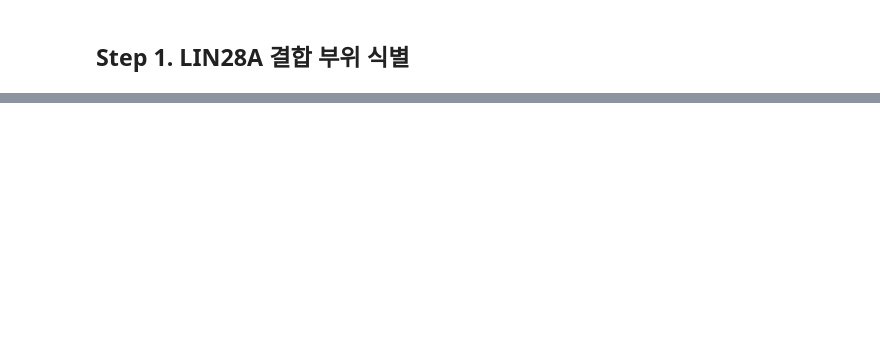
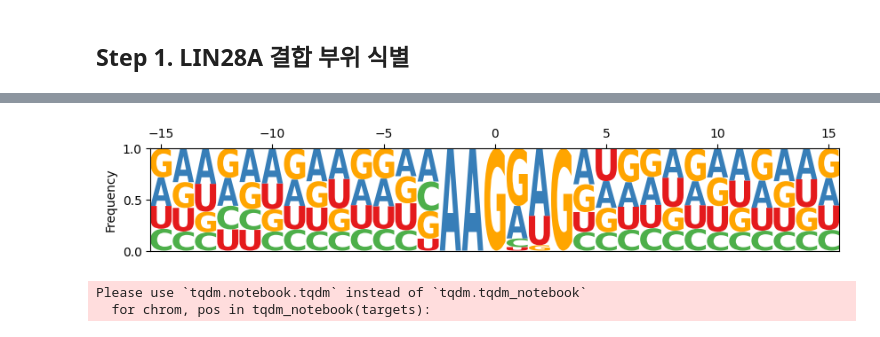
Before and after one commit to JeonSHyun/25-1-SNU-Bioinfo1, a Jupyter notebook: YourOwnAnalysis.ipynb, the cells around one changed output, grey strips where cells are left out. Saved outputs shown, nothing was run; the diff lists cells and outputs as text; code cells hidden in the pictures; blank space fills up the shorter version.

```diff
--- a/YourOwnAnalysis.ipynb
+++ b/YourOwnAnalysis.ipynb
@@ -410,0 +145,5 @@ let7_qced
+# %%
+# final_file.to_csv('CLIP-24L33G-SHANNON-thresholded.csv')
+
+final_file = pd.read_csv('CLIP-24L33G-SHANNON-thresholded.csv')
+final_file.head()
@@ -410,0 +162,4 @@ let7_qced
+# %%
+final_target = final_file[final_file['chrom'].isin(['chr1', 'chr2', 'chr3', 'chr4', 'chr5', 'chr6', 'chr7', 'chr8', 'chr9', 'chr10', 'chr11', 'chr12', 'chr13', 'chr14', 'chr15', 'chr16', 'chr17', 'chr18', 'chr19', 'chrX', 'chrY', 'chrM'])]
+
+targets = list(final_target[['chrom', 'pos']].itertuples(index=False, name=None))
@@ -410,0 +180,10 @@ let7_qced
+# %%
+# Figure에 있는쌍
+
+AAGNGH = [
+    'AAGGGT', 'AAGAGT', 'AAGAGC', 'AAGGGA', 'AAGAGA', 'AAGTGA'
+]
+
+AAGNHG = [
+    'AAGGTG', 'AAGGGG', 'AAGGAG', 'AAGCAG', 'AAGTAG', 'AAGAAG', 'AAGATG'
+]
@@ -410,0 +223,6 @@ let7_qced
+# %%
+AAGNHG_counts_df = pd.DataFrame(base_dict)
+AAGNHG_counts_df = AAGNHG_counts_df.transpose()
+AAGNHG_counts_df.columns = ['A', 'U', 'G', 'C']
+AAGNHG_counts_df = AAGNHG_counts_df.div(AAGNHG_counts_df.sum(axis=1), axis=0)
+AAGNHG_counts_df.head()
@@ -410,0 +236,54 @@ let7_qced
+# %%
+color_dict = {
+    'A': '#377eb8',
+    'C': '#4daf4a',
+    'G': 'orange',
+    'U': '#e41a1c'
+}
+
+fig, ax = plt.subplots(figsize=(10, 1.5))
+
+logo = logomaker.Logo(AAGNHG_counts_df, color_scheme=color_dict, ax=ax)
+
+ax.xaxis.set_ticks_position('top')
+ax.xaxis.set_label_position('top')
+
+logo.ax.set_yticks([0, 0.5, 1])
+logo.ax.set_ylabel("Frequency")
+
+plt.show()
+# %% [output]
+[figure, added]
+# %%
+# AAGNGH count
+# index 확인해보기
+
+genome = Fasta("mm39.fa")
+
+base_dict = defaultdict(lambda: [0, 0, 0, 0])
+
+for chrom, pos in tqdm_notebook(targets):
+    center = pos - 1  # GTF는 1-based이므로 보정
+    start = center - 2
+    end = center + 4
+    hexamer = genome[chrom][start:end].seq.upper()
+
+    if hexamer in AAGNGH:
+      seq = genome[chrom][center-15:center+16].seq.upper()
+      for i, base in enumerate(seq):
+          rel_pos = i - 15
+          if base == 'A':
+              base_dict[rel_pos][0] += 1
+          elif base == 'T':
+              base_dict[rel_pos][1] += 1
+          elif base == 'G':
+              base_dict[rel_pos][2] += 1
+          elif base == 'C':
+              base_dict[rel_pos][3] += 1
+          else:
+              continue  # N or ambiguous bases 무시
+      else:
+        continue
+# %% [output]
+Please use `tqdm.notebook.tqdm` instead of `tqdm.tqdm_notebook`
+  for chrom, pos in tqdm_notebook(targets):
```
Also changed, not shown: parts of 59 cells of this notebook.
